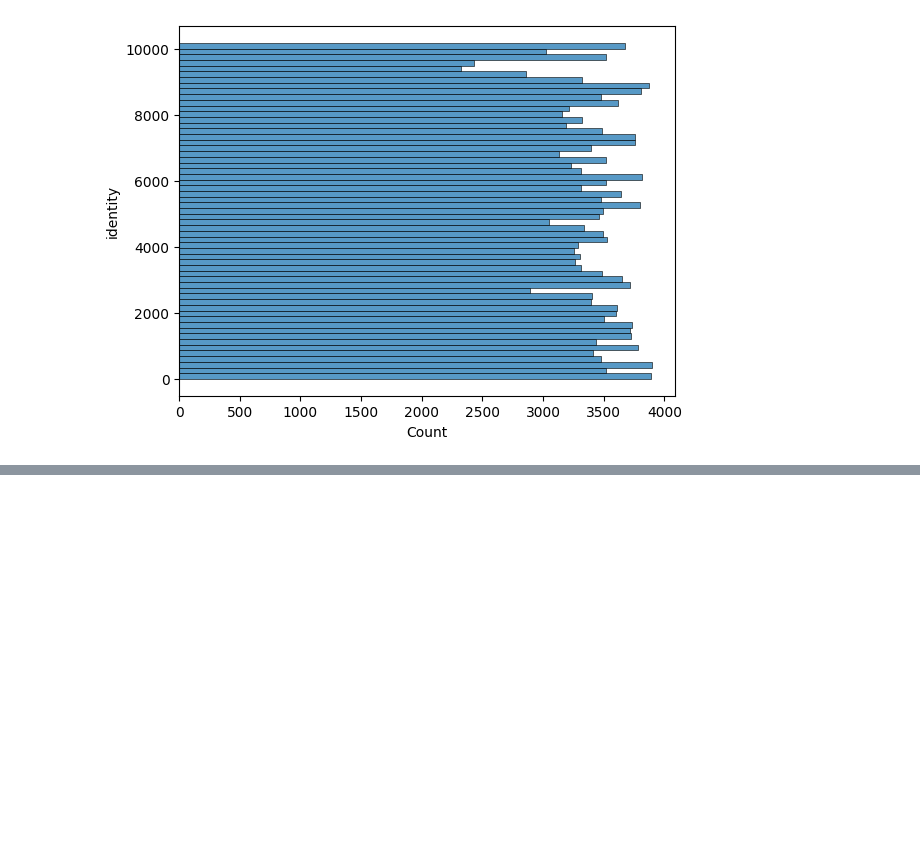
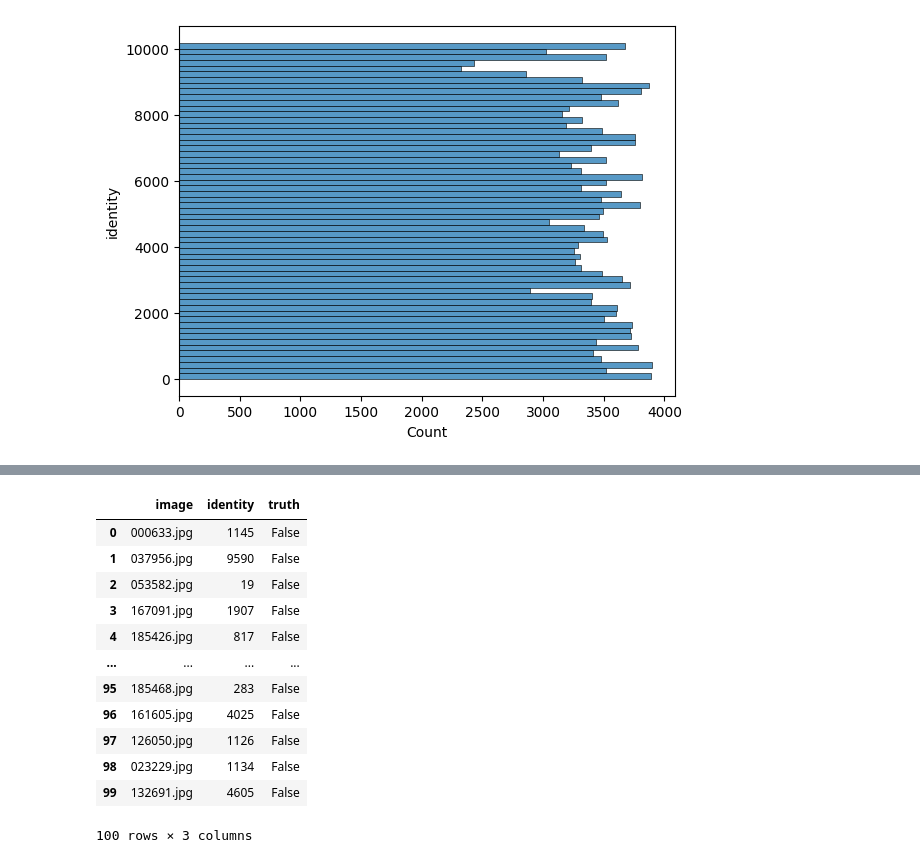
Before and after one commit to jamnicki/biometrics-lab, a Jupyter notebook: dataset.ipynb, the cells around one changed output, grey strips where cells are left out. Saved outputs shown, nothing was run; the diff lists cells and outputs as text; code cells hidden in the pictures; blank space fills up the shorter version.

```diff
--- a/dataset.ipynb
+++ b/dataset.ipynb
@@ -217,0 +231,29 @@ Std of False Positives: 0.0000
+# %%
+registered_identities = registration_df["identity"].tolist()
+
+new_users_df = identity_df[~identity_df["identity"].isin(registered_identities)].sample(100, random_state=SEED)
+
+new_fake_id_list = df1.sample(100, random_state=SEED)["identity"].tolist()
+
+new_users_df["identity"] = new_fake_id_list
+new_users_df["truth"] = False
+
+new_users_df.to_csv("./data/new_users.csv", index=False)
+
+new_users_df = pd.read_csv("./data/new_users.csv")
+
+new_users_df
+# %% [output]
+|  | image | identity | truth |
+| 0 | 000633.jpg | 1145 | False |
+| 1 | 037956.jpg | 9590 | False |
+| 2 | 053582.jpg | 19 | False |
+| 3 | 167091.jpg | 1907 | False |
+| 4 | 185426.jpg | 817 | False |
+| ... | ... | ... | ... |
+| 95 | 185468.jpg | 283 | False |
+| 96 | 161605.jpg | 4025 | False |
+| 97 | 126050.jpg | 1126 | False |
+| 98 | 023229.jpg | 1134 | False |
+| 99 | 132691.jpg | 4605 | False |
+100 rows × 3 columns
```
Also changed, not shown: parts of 25 cells of this notebook, 8 other files.
